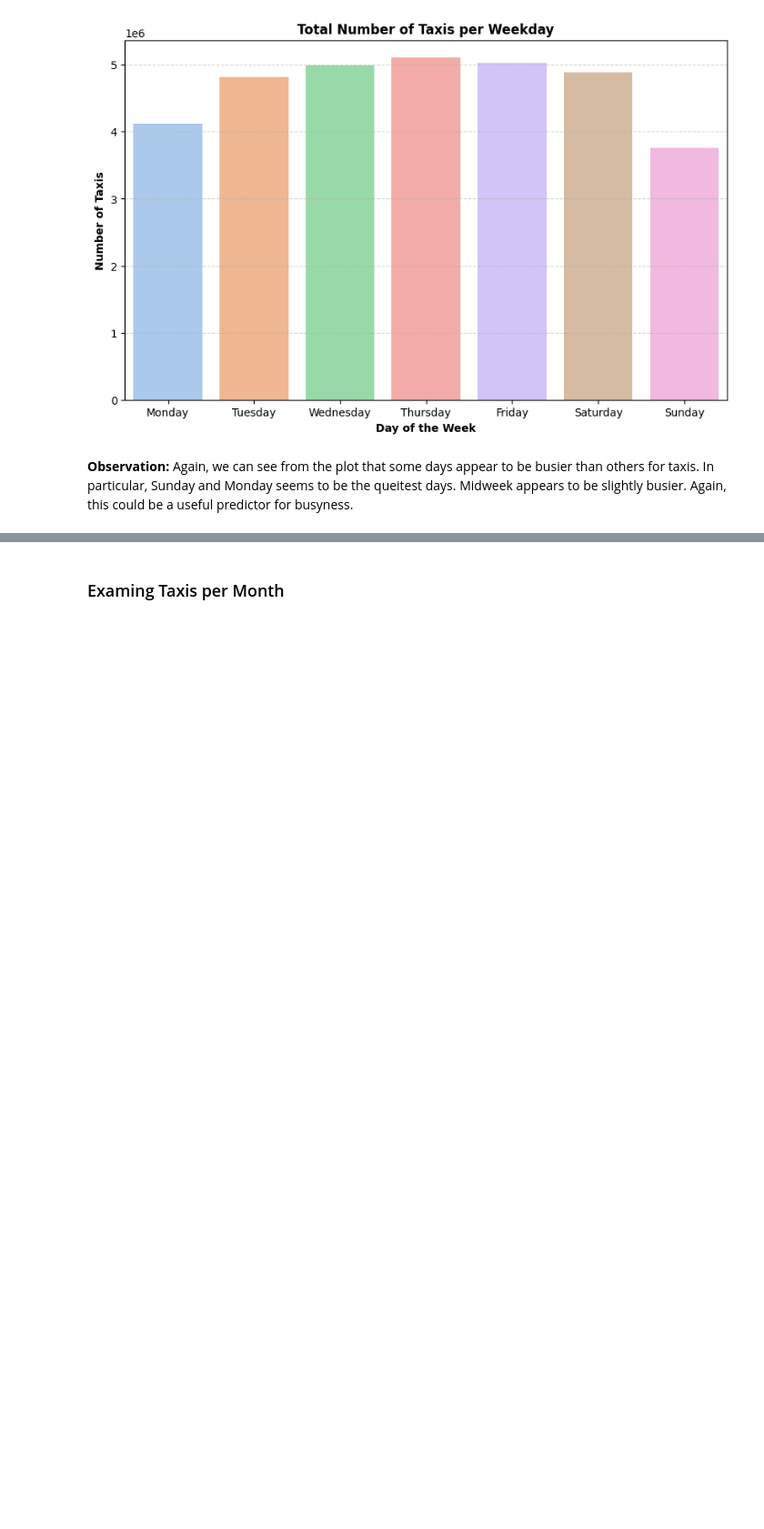
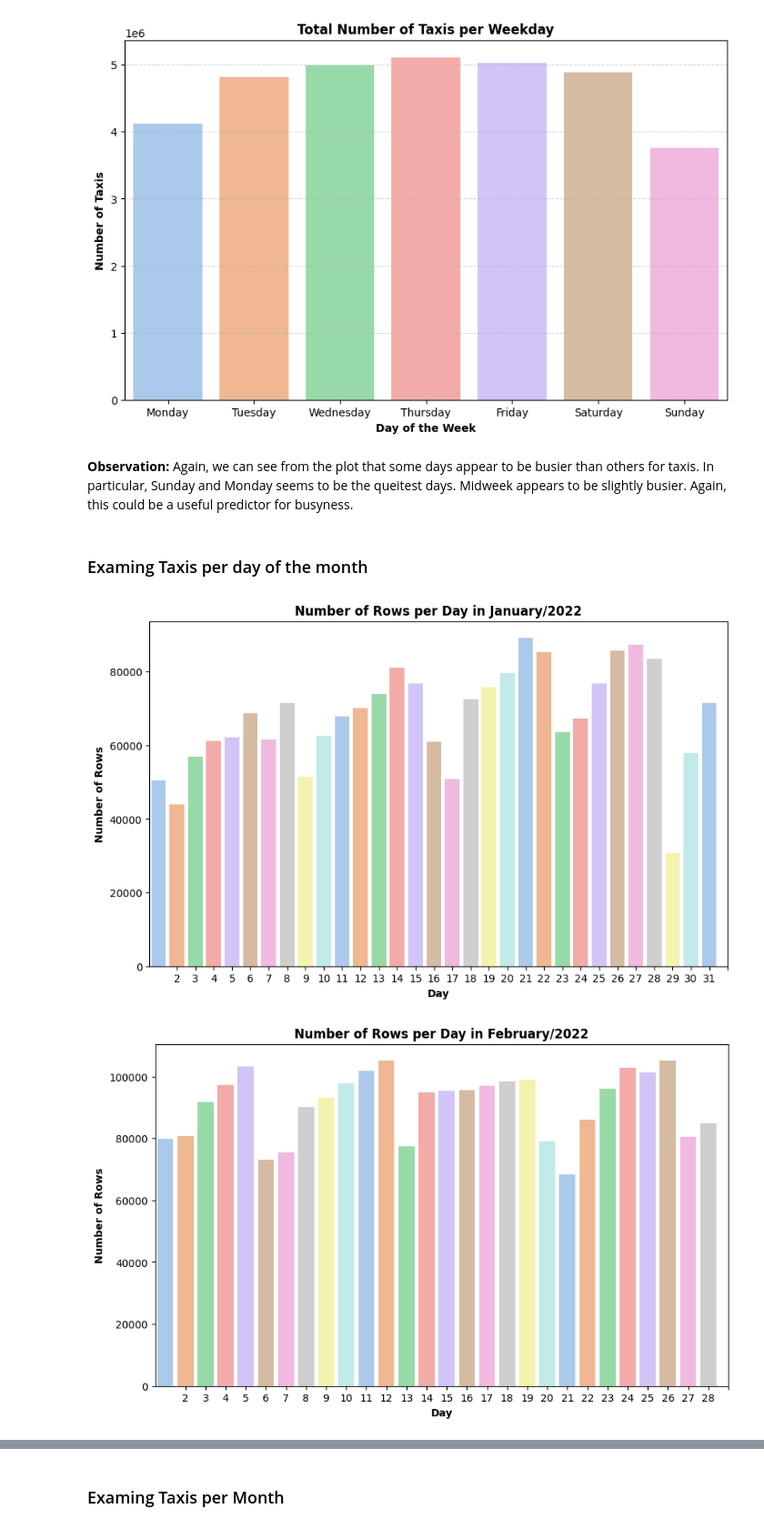
Before and after one commit to slurmsmarcenzie/COMP47360-Research-Practicum, a Jupyter notebook: Preliminary_Data_Exploration.ipynb, the cells around one changed output, grey strips where cells are left out. Shown at 91% size. Cells and saved outputs as stored; diff of their text form; code cells hidden in the pictures; blank space fills up the shorter version.

```diff
--- a/Preliminary_Data_Exploration.ipynb
+++ b/Preliminary_Data_Exploration.ipynb
@@ -564,3 +564,33 @@ plt.show()
 [figure]
 # %% [markdown]
 **Observation:** Again, we can see from the plot that some days appear to be busier than others for taxis. In particular, Sunday and Monday seems to be the queitest days. Midweek appears to be slightly busier. Again, this could be a useful predictor for busyness.
+# %% [markdown]
+### Examing Taxis per day of the month
+# %%
+# Group the data by month
+grouped_data = df.groupby(df['date'].dt.month)
+
+# Iterate over each month and create separate plots
+for month, group in grouped_data:
+    # Get the count of rows for each day
+    count_per_day = group.groupby(group['date'].dt.day)['date'].count()
+
+    # Get the number of days in the current month
+    num_days = calendar.monthrange(2022, month)[1]
+
+    fig, ax = plt.subplots()
+
+    sns.barplot(x=count_per_day.index, y=count_per_day.values, palette='pastel', ax=ax)
+
+    # Set x-tick labels to include all days of the month
+    ax.set_xticks(range(1, num_days + 1))
+
+    month_name = calendar.month_name[month]
+    ax.set_xlabel('Day', fontweight='bold')
+    ax.set_ylabel('Number of Rows', fontweight='bold')
+    ax.set_title(f'Number of Rows per Day in {month_name}/2022', fontweight='bold')
+
+    plt.show()
+# %% [output]
+[figure, added]
+[figure, added]
```
Also changed, not shown: parts of 2 cells of this notebook, 1 other file.
